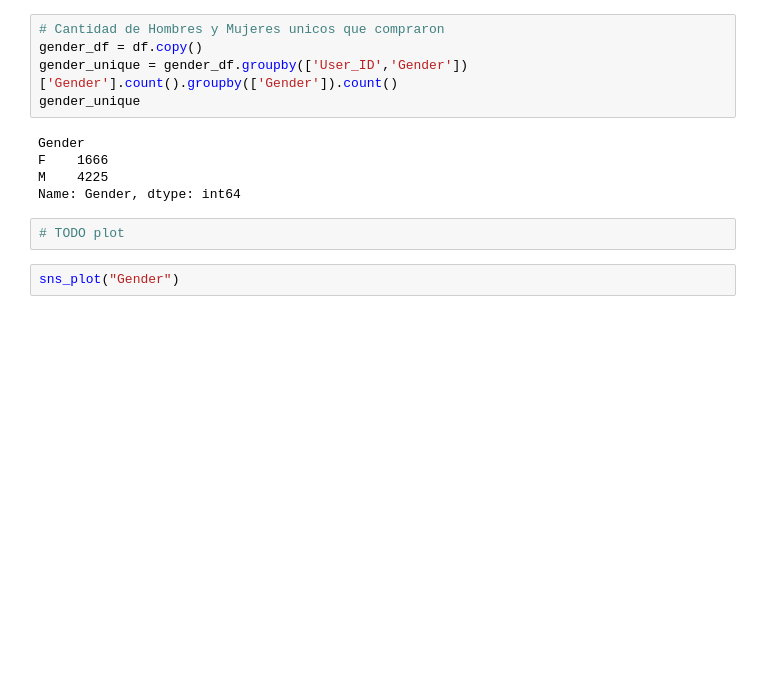
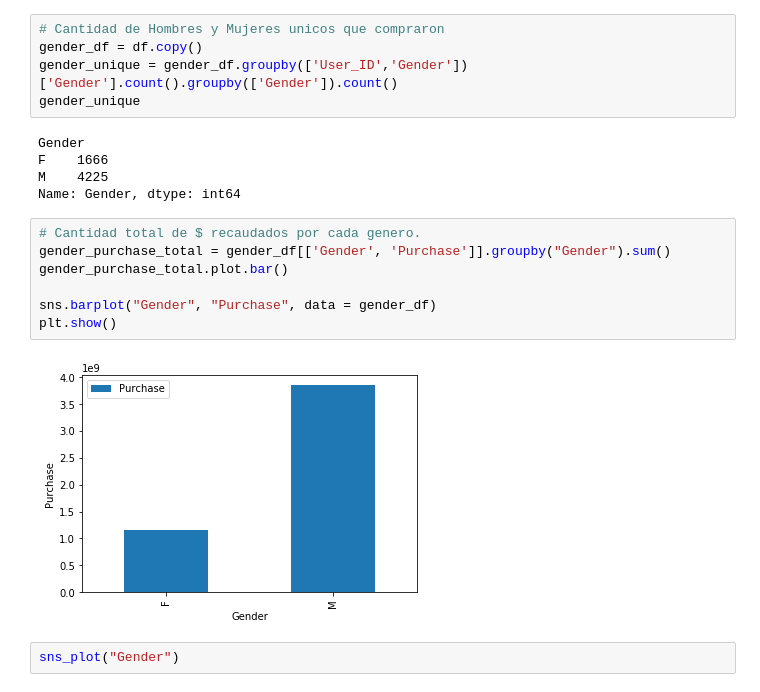
Before and after one commit to nicocurat/black-friday, a Jupyter notebook: black-friday.ipynb, the cells around one changed output. Drawn from its saved outputs; the diff is of its cells as text; blank space fills up the shorter version.

```diff
--- a/black-friday.ipynb
+++ b/black-friday.ipynb
@@ -79,8 +147,15 @@ Gender
 F    1666
 M    4225
 Name: Gender, dtype: int64
-# %%
-# TODO plot
+# %%
+# Cantidad total de $ recaudados por cada genero.
+gender_purchase_total = gender_df[['Gender', 'Purchase']].groupby("Gender").sum()
+gender_purchase_total.plot.bar()
+
+sns.barplot("Gender", "Purchase", data = gender_df)
+plt.show()
+# %% [output]
+[figure, added]
 # %%
 sns_plot("Gender")
 # %% [output]
```
Also changed, not shown: parts of 45 cells of this notebook.
